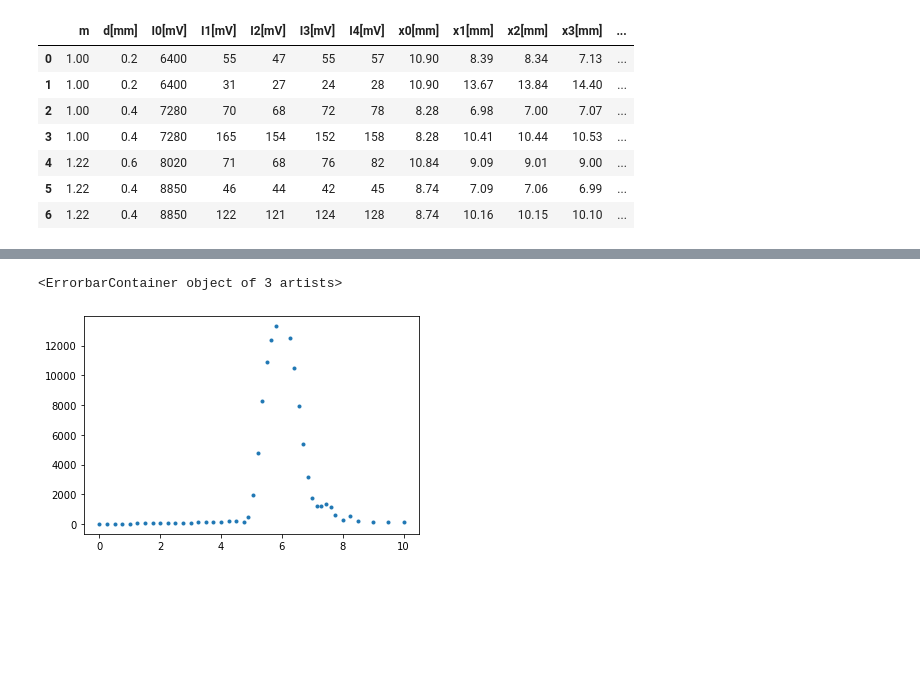
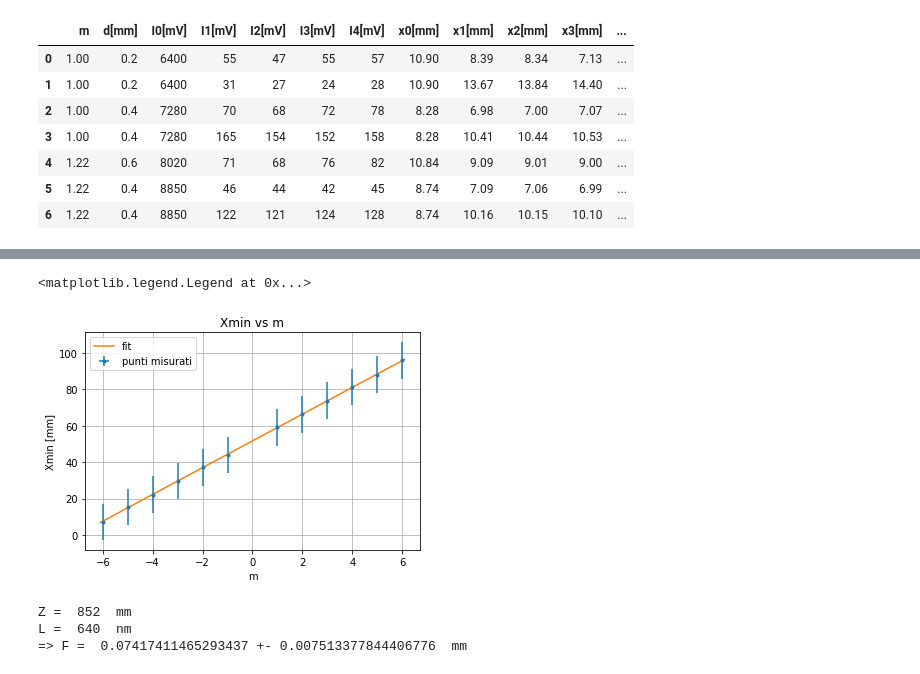
Before and after one commit to Kevin222-hub/Lab_reports, a Jupyter notebook: Ottica_1/Main.ipynb, the cells around one changed output, grey strips where cells are left out. Cells and saved outputs as stored; diff of their text form; code cells hidden in the pictures; blank space fills up the shorter version.

```diff
--- a/Ottica_1/Main.ipynb
+++ b/Ottica_1/Main.ipynb
@@ -245,10 +290,44 @@ my.chi_graph(chi2,r'$\chi^2$ calcolato',40)
 # %%
 #Lettura 2
 df3 = pd.read_csv('data3.csv')
-xmis  = np.asarray(df3.iloc[:,0])
-Imis  = np.asarray(df3.iloc[:,1])
+m  = np.asarray(df3.iloc[:,0])
+Min  = np.asarray(df3.iloc[:,1]) #in mm
+sMin = np.full(len(Min),10)      #in mm
+
+def fit(x,m,c):
+    return m*x + c
+[A,c],pcov = s.optimize.curve_fit(fit,m,Min,sigma = sMin,absolute_sigma = True)
+[sA,sc] = np.sqrt(np.diag(pcov))
-# %%
-plt.errorbar(xmis,Imis, yerr=0, xerr=0, ls='', marker='.', label='punti misurati')
-# %% [output]
-<ErrorbarContainer object of 3 artists>
-[figure, removed]
+# %%
+x=np.linspace(-6.1,6.1,100)
+plt.errorbar(m,Min, yerr=sMin, xerr=0, ls='', marker='.', label='punti misurati')
+plt.plot(x,fit(x,A,c),label='fit')
+plt.title('Xmin vs m')
+plt.ylabel('Xmin [mm]')
+plt.xlabel('m')
+plt.grid()
+plt.legend()
+# %% [output]
+<matplotlib.legend.Legend at 0x...>
+[figure, added]
+# %%
+def Capello(L,Z,A):
+    M=1000000
+    return Z*L/(A*M)
+def SigmaCapello(L,Z,A,sL,sZ,sA):
+    dL = Capello(sL, Z,A)
+    dZ = Capello( L,sZ,A)
+    dA = -Z*L/(M*A**2) *sA
+    return my.sqrt_sum(dL,dZ,dA)
+
+Cap = Capello(L,Z,A)
+sCap = SigmaCapello(L,Z,A,sL,sZ,sA)
+
+
+print('Z = ',Z,' mm')
+print('L = ',L,' nm')
+print('=> F = ',Cap,'+-',sCap,' mm')
+# %% [output]
+Z =  852  mm
+L =  640  nm
+=> F =  0.07417411465293437 +- 0.007513377844406776  mm
```
Also changed, not shown: parts of 12 cells of this notebook, 5 other files.
